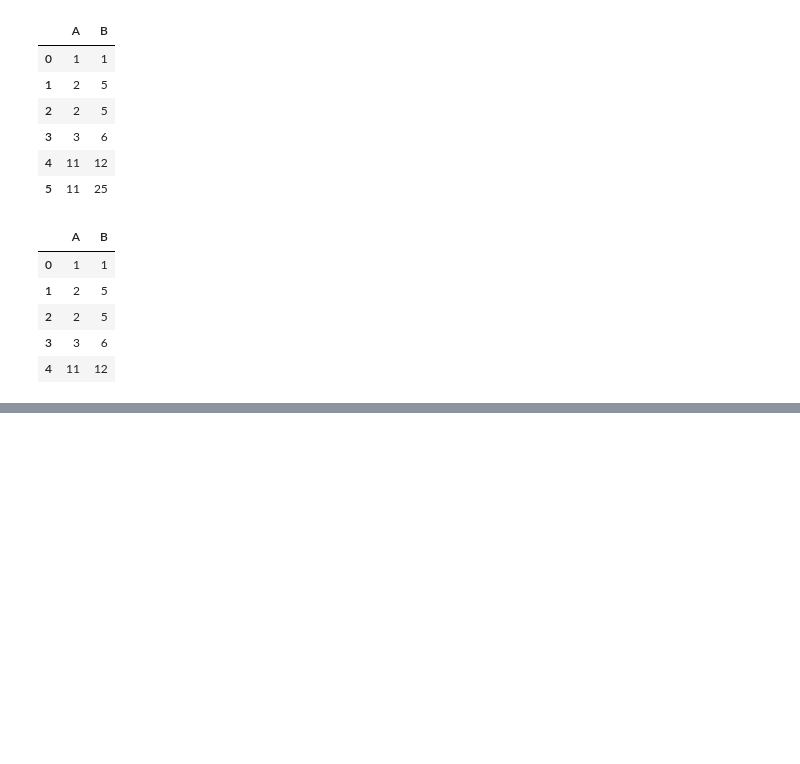
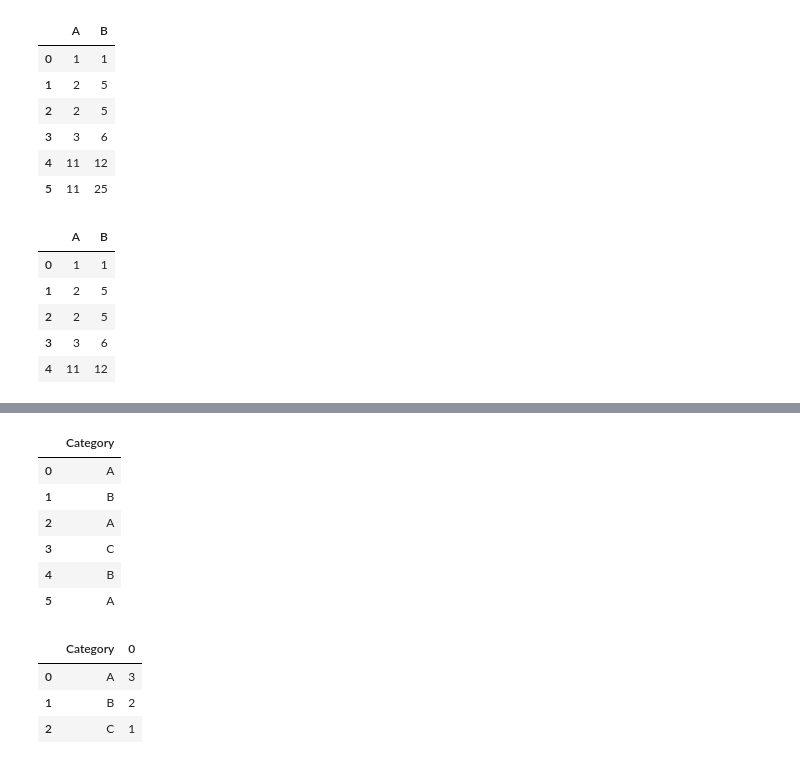
Before and after one commit to LungiNzima/Python-Programming-Course, a Jupyter notebook: Pandas_Course.ipynb, the cells around one changed output, grey strips where cells are left out. Cells and saved outputs as stored; diff of their text form; code cells hidden in the pictures; blank space fills up the shorter version.

```diff
--- a/Pandas_Course.ipynb
+++ b/Pandas_Course.ipynb
@@ -693,0 +716,21 @@ data = {'category': []}
+# %%
+from sklearn.preprocessing import LabelEncoder
+label_encoder = LabelEncoder()
+df["Category_Labelencoder"] = label_encoder.fit_transform(df["Category"])
+# %%
+df
+# %% [output]
+|  | Category |
+| 0 | A |
+| 1 | B |
+| 2 | A |
+| 3 | C |
+| 4 | B |
+| 5 | A |
+# %%
+df.groupby("Category").size().reset_index()
+# %% [output]
+|  | Category | 0 |
+| 0 | A | 3 |
+| 1 | B | 2 |
+| 2 | C | 1 |
```
Also changed, not shown: parts of 4 cells of this notebook.
